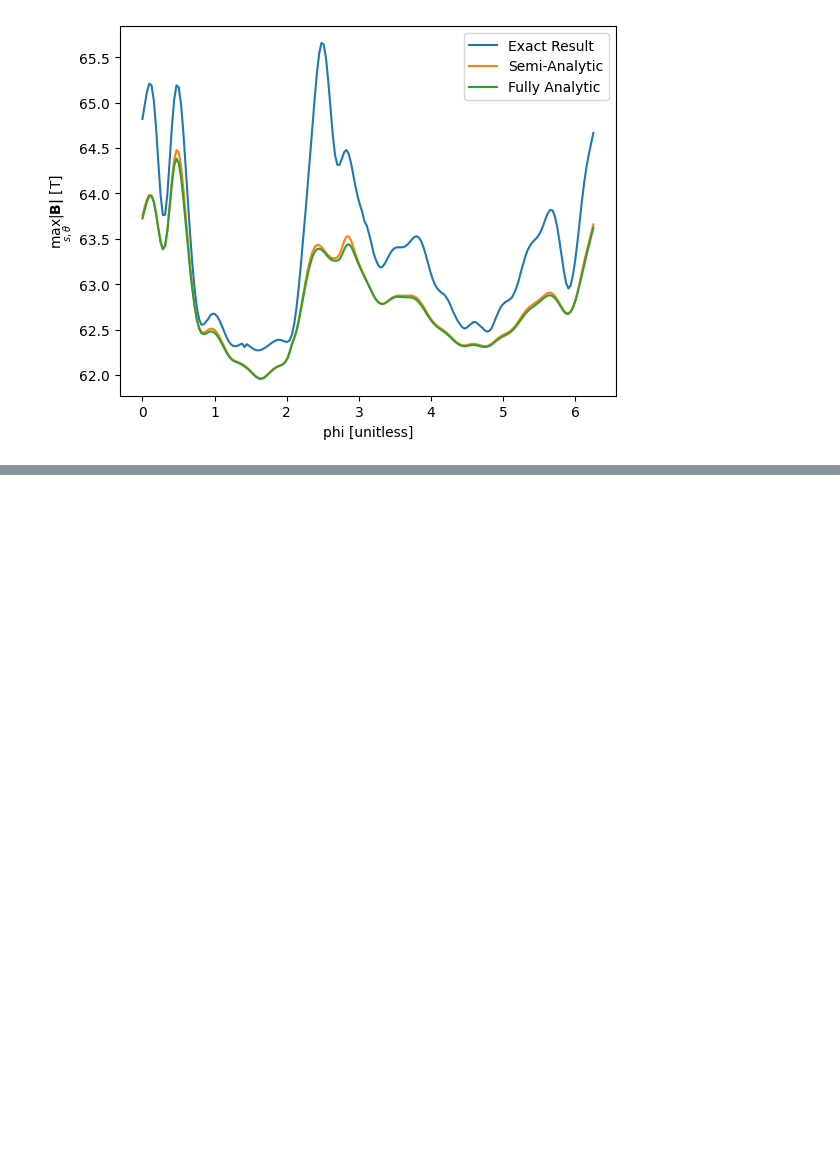
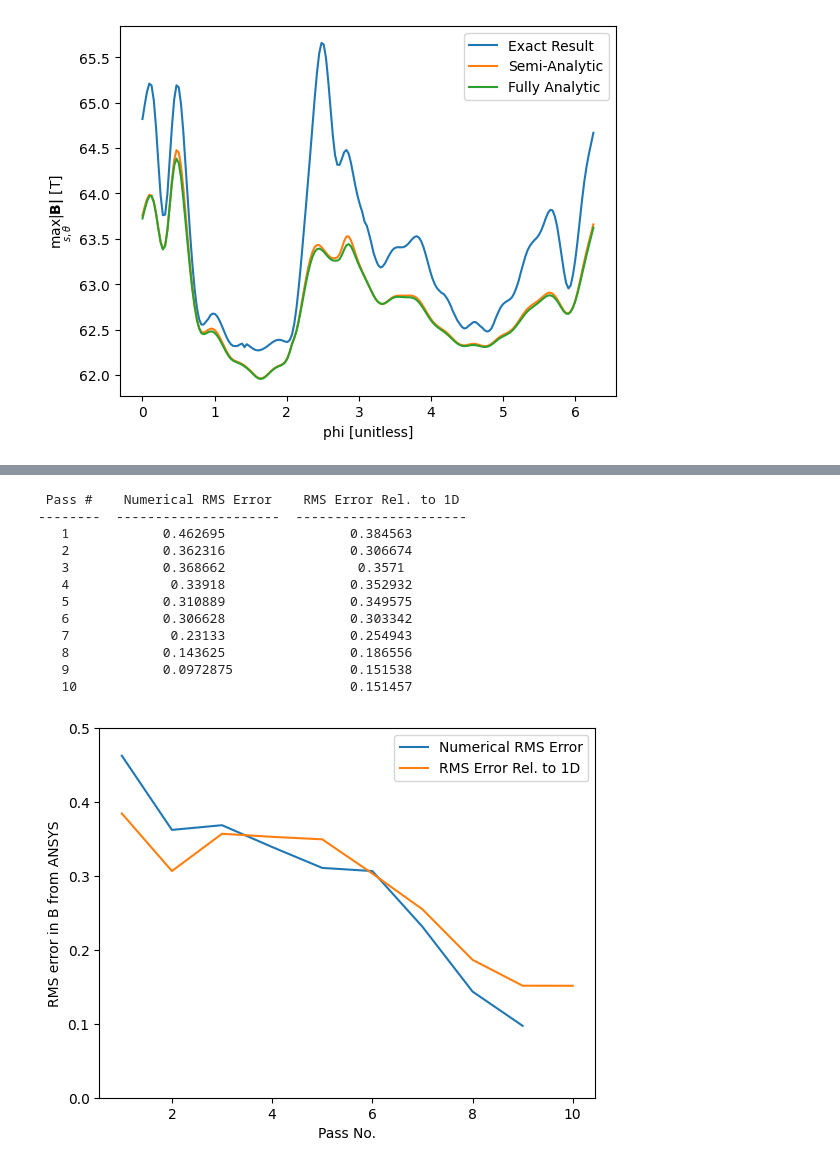
Before and after one commit to smhurwitz/Coil_Fields, a Jupyter notebook: analysis.ipynb, the cells around one changed output, grey strips where cells are left out. Saved outputs shown, nothing was run; the diff lists cells and outputs as text; code cells hidden in the pictures; blank space fills up the shorter version.

```diff
--- a/analysis.ipynb
+++ b/analysis.ipynb
@@ -271,0 +345,37 @@ plt.show()
+# %%
+import os
+from tabulate import tabulate
+import matplotlib.pyplot as plt
+
+filenames = np.sort([f.path for f in os.scandir("data/fld_files/ANSYS/convergence tests")])
+RMS_errs_ansys = [RMS_field_error(filenames[i], filenames[-1]) for i in range(len(filenames)-1)]
+RMS_errs_ansys = np.concatenate((RMS_errs_ansys, [None]))
+RMS_errs_lofi = [RMS_field_error(filenames[i], "data/fld_files/cpp/converged.fld") for i in range(len(filenames))]
+pass_nos = [i+1 for i in range(len(filenames))]
+
+header = ["Pass #", "Numerical RMS Error", "RMS Error Rel. to 1D Sol."]
+data = np.transpose(np.array([pass_nos, RMS_errs_ansys, RMS_errs_lofi]))
+print(tabulate(data, headers=header, numalign="center"))
+
+plt.figure()
+plt.plot(pass_nos, RMS_errs_ansys, label='Numerical RMS Error')
+plt.plot(pass_nos, RMS_errs_lofi, label='RMS Error Rel. to 1D Sol.')
+plt.xlabel("Pass No.")
+plt.ylabel("RMS error in B from ANSYS")
+plt.ylim([0,0.5])
+plt.legend()
+plt.show()
+# %% [output]
+ Pass #    Numerical RMS Error    RMS Error Rel. to 1D
+--------  ---------------------  ----------------------
+   1            0.462695                0.384563
+   2            0.362316                0.306674
+   3            0.368662                 0.3571
+   4             0.33918                0.352932
+   5            0.310889                0.349575
+   6            0.306628                0.303342
+   7             0.23133                0.254943
+   8            0.143625                0.186556
+   9            0.0972875               0.151538
+   10                                   0.151457
+[figure, added]
```
Also changed, not shown: parts of 19 cells of this notebook, 48 other files.
